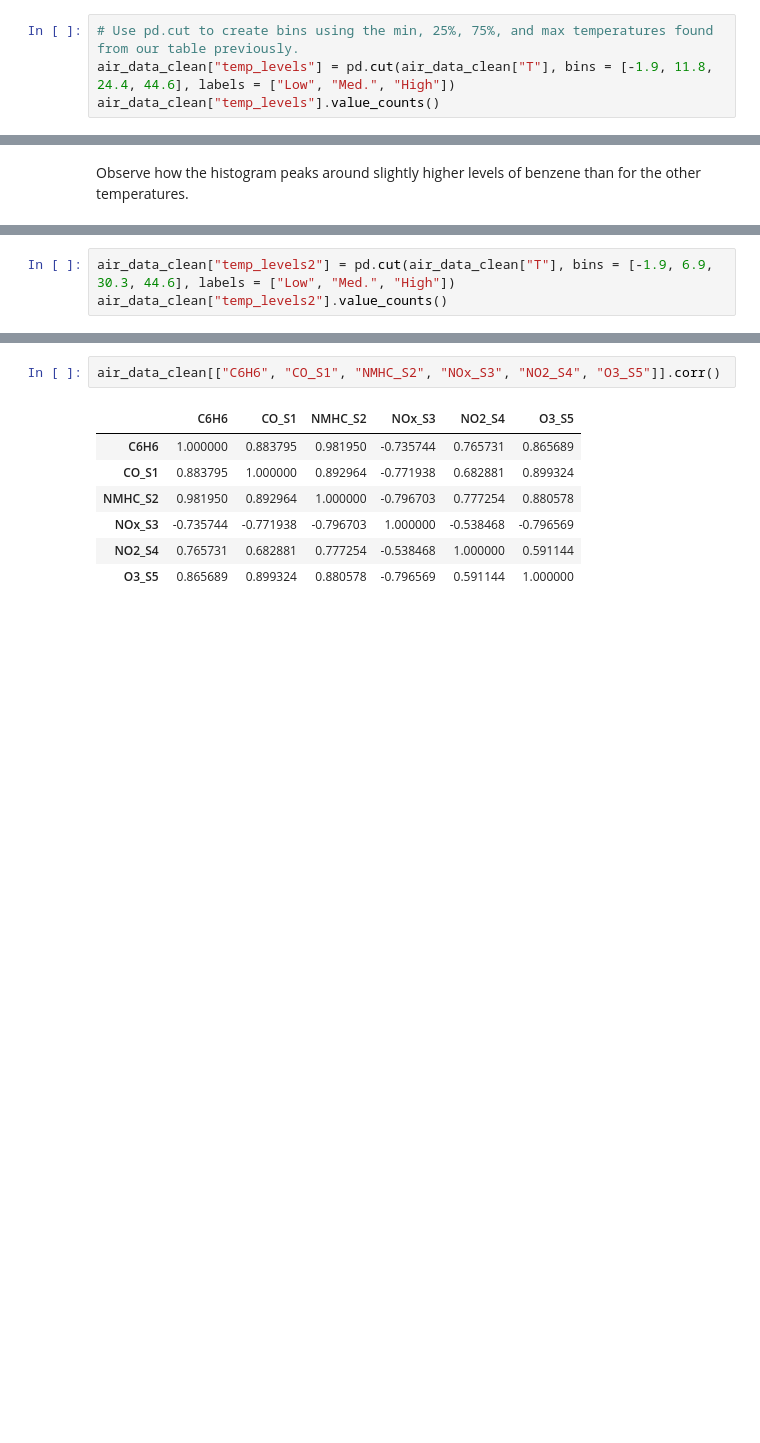
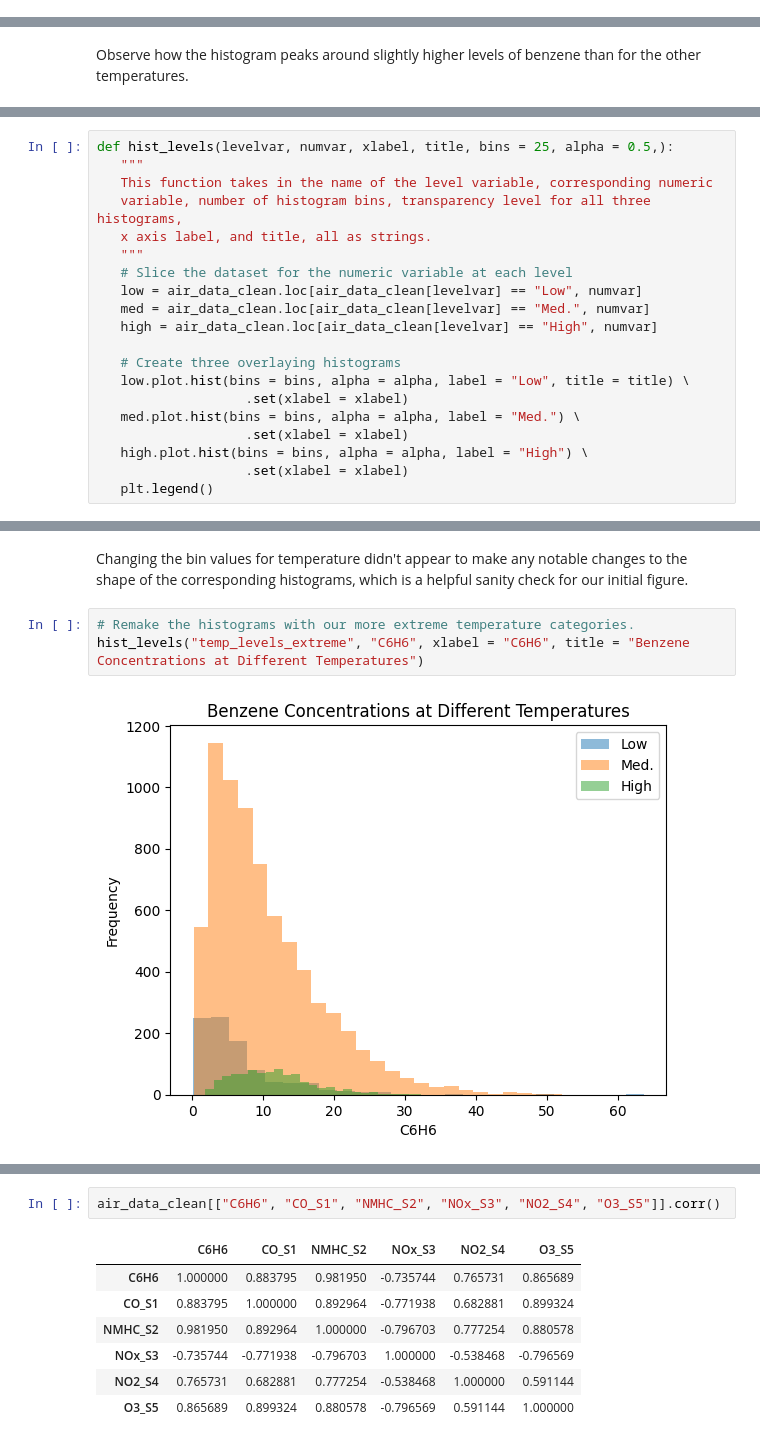
Before and after one commit to YefridC09/ST-554-Project1-Template, a Jupyter notebook: Task2/st554_project1_task2.ipynb, the cells around one changed output, grey strips where cells are left out. Cells and saved outputs as stored; diff of their text form; blank space fills up the shorter version.

```diff
--- a/Task2/st554_project1_task2.ipynb
+++ b/Task2/st554_project1_task2.ipynb
@@ -291,4 +293,0 @@ Next, let's see what the levels of benzene are for different temperatures. Here,
-# %%
-# Use pd.cut to create bins using the min, 25%, 75%, and max temperatures found from our table previously.
-air_data_clean["temp_levels"] = pd.cut(air_data_clean["T"], bins = [-1.9, 11.8, 24.4, 44.6], labels = ["Low", "Med.", "High"])
-air_data_clean["temp_levels"].value_counts()
@@ -343,3 +379,0 @@ air_data_clean[["T"]].describe(percentiles = [0.10, 0.90])
-# %%
-air_data_clean["temp_levels2"] = pd.cut(air_data_clean["T"], bins = [-1.9, 6.9, 30.3, 44.6], labels = ["Low", "Med.", "High"])
-air_data_clean["temp_levels2"].value_counts()
@@ -377,0 +393,20 @@ Start to investigate correlations
+# %%
+def hist_levels(levelvar, numvar, xlabel, title, bins = 25, alpha = 0.5,):
+   """
+   This function takes in the name of the level variable, corresponding numeric
+   variable, number of histogram bins, transparency level for all three histograms,
+   x axis label, and title, all as strings.
+   """
+   # Slice the dataset for the numeric variable at each level
+   low = air_data_clean.loc[air_data_clean[levelvar] == "Low", numvar]
+   med = air_data_clean.loc[air_data_clean[levelvar] == "Med.", numvar]
+   high = air_data_clean.loc[air_data_clean[levelvar] == "High", numvar]
+
+   # Create three overlaying histograms
+   low.plot.hist(bins = bins, alpha = alpha, label = "Low", title = title) \
+                   .set(xlabel = xlabel)
+   med.plot.hist(bins = bins, alpha = alpha, label = "Med.") \
+                   .set(xlabel = xlabel)
+   high.plot.hist(bins = bins, alpha = alpha, label = "High") \
+                   .set(xlabel = xlabel)
+   plt.legend()
@@ -377,0 +444,7 @@ Start to investigate correlations
+# %% [markdown]
+Changing the bin values for temperature didn't appear to make any notable changes to the shape of the corresponding histograms, which is a helpful sanity check for our initial figure.
+# %%
+# Remake the histograms with our more extreme temperature categories.
+hist_levels("temp_levels_extreme", "C6H6", xlabel = "C6H6", title = "Benzene Concentrations at Different Temperatures")
+# %% [output]
+[figure, added]
```
Also changed, not shown: parts of 54 cells of this notebook.
